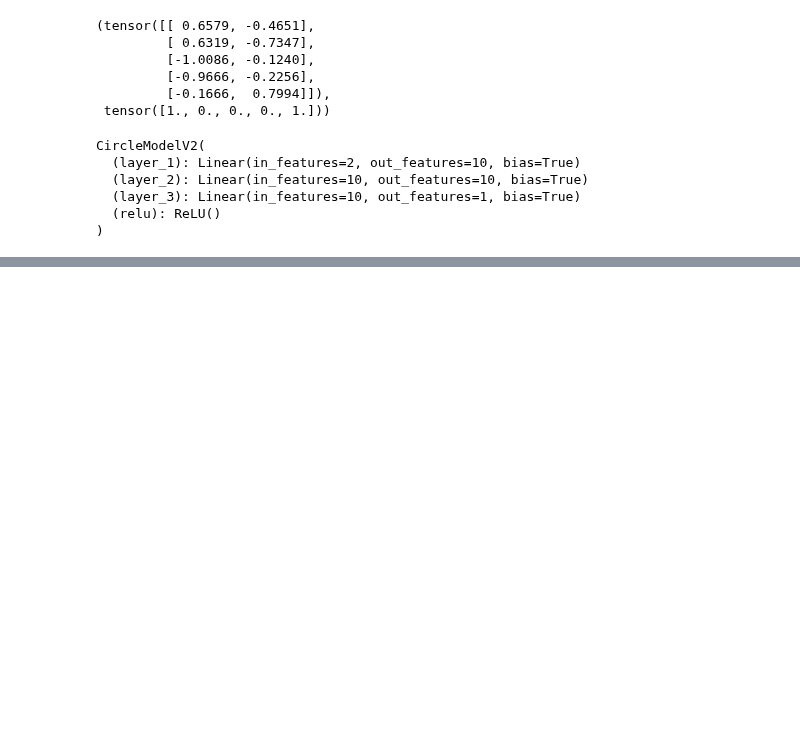
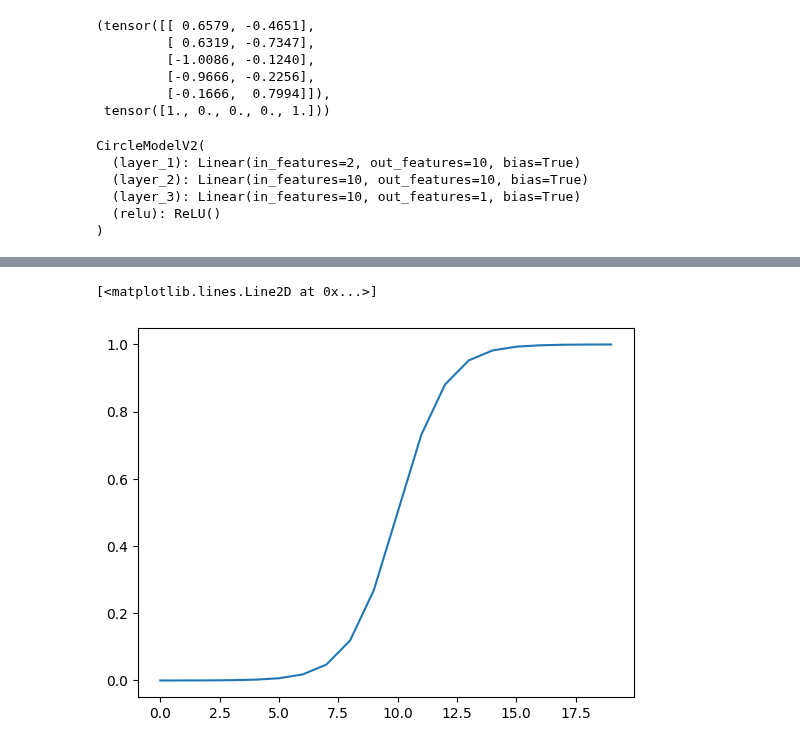
Before and after one commit to AlexanderAKM/Pytorch-Fundamentals, a Jupyter notebook: 02_pytorch_neural_network_classification.ipynb, the cells around one changed output, grey strips where cells are left out. Saved outputs shown, nothing was run; the diff lists cells and outputs as text; code cells hidden in the pictures; blank space fills up the shorter version.

```diff
--- a/02_pytorch_neural_network_classification.ipynb
+++ b/02_pytorch_neural_network_classification.ipynb
@@ -552,0 +636,5 @@ for epoch in range(EPOCHS):
+# %%
+plt.plot(sigmoid(A))
+# %% [output]
+[<matplotlib.lines.Line2D at 0x...>]
+[figure, added]
```
Also changed, not shown: parts of 9 cells of this notebook.
